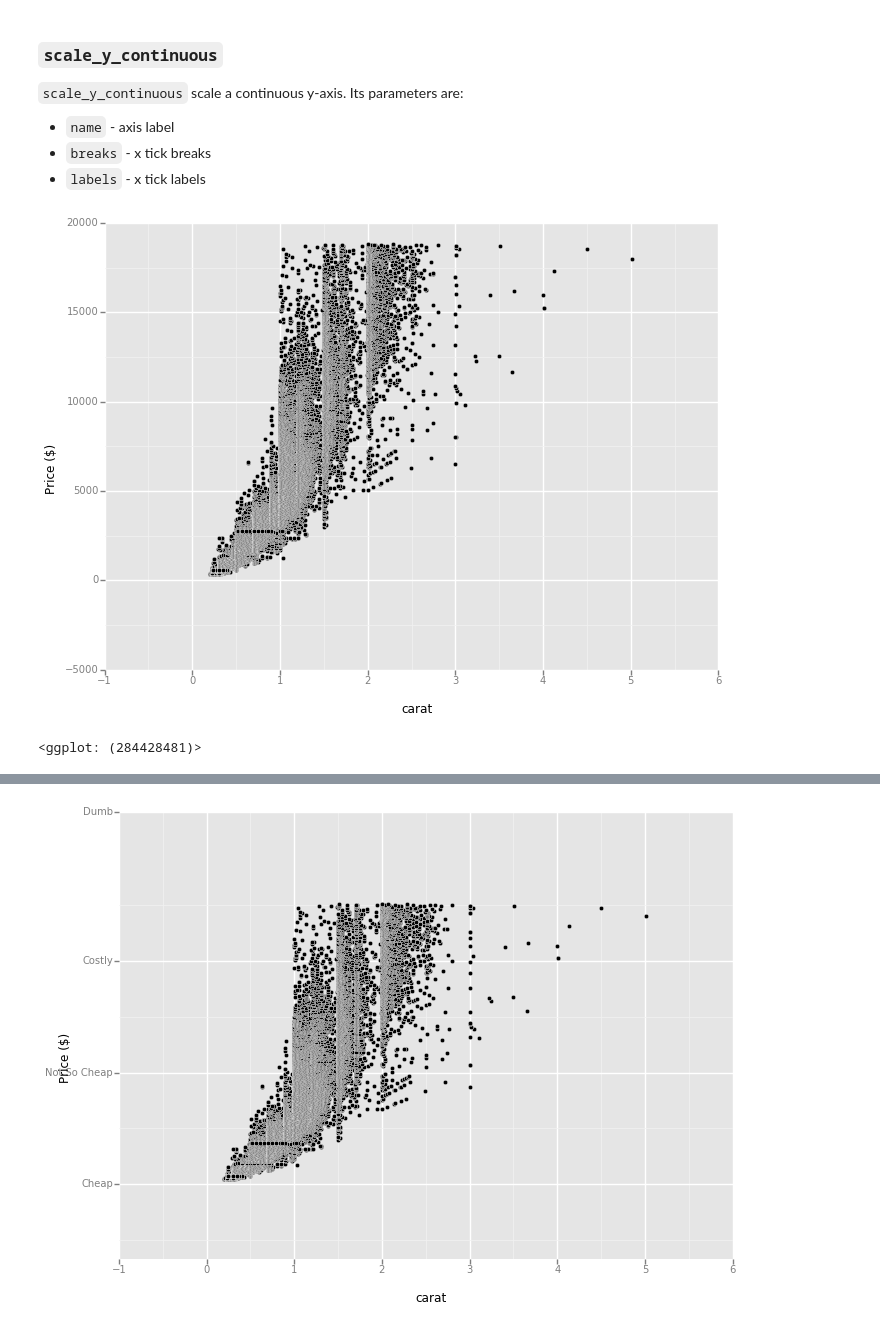
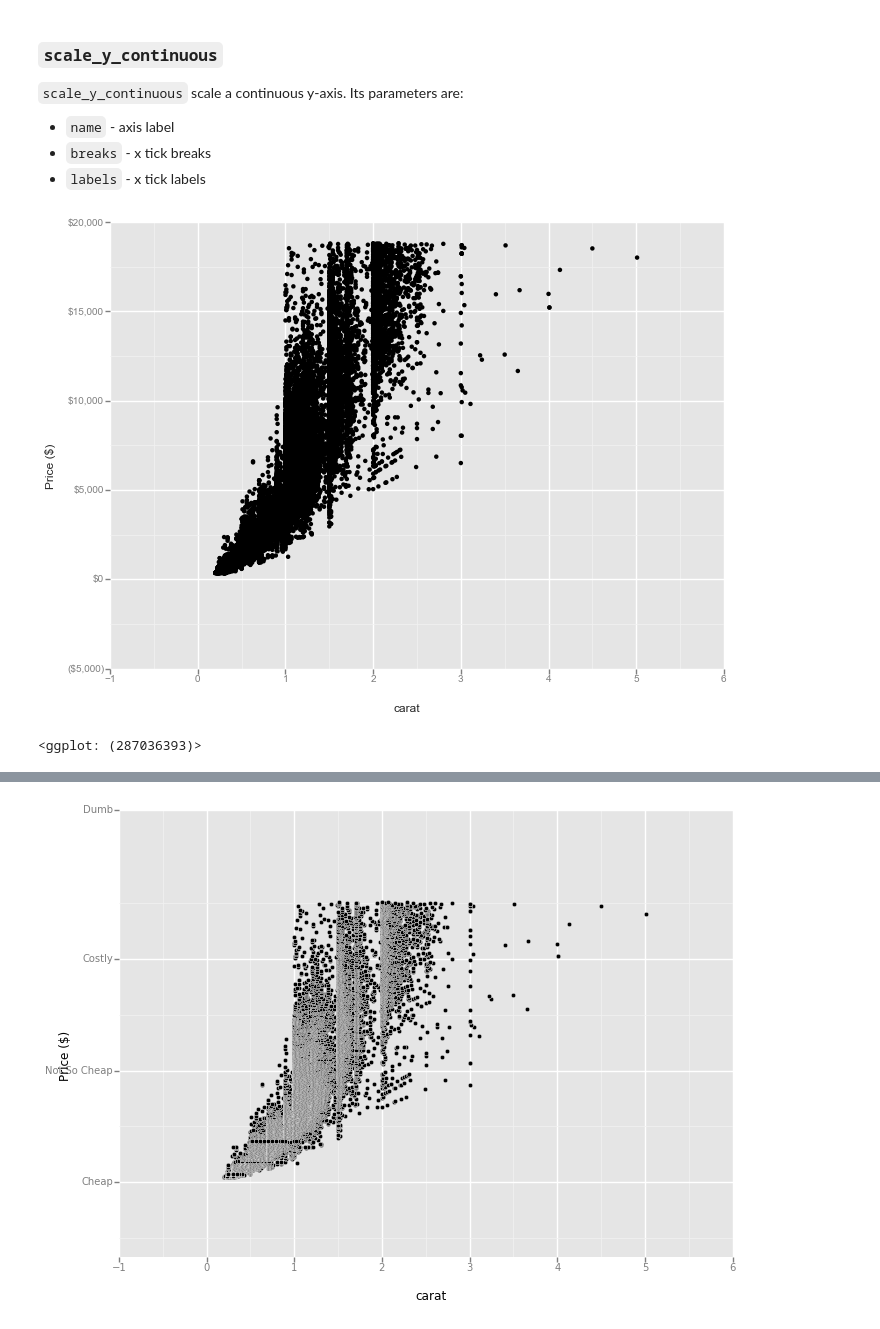
Before and after one commit to yhat/ggpy, a Jupyter notebook: docs/scales/scale_y_continuous.ipynb, the cells around one changed output, grey strips where cells are left out. Drawn from its saved outputs; the diff is of its cells as text; code cells hidden in the pictures.

```diff
--- a/docs/scales/scale_y_continuous.ipynb
+++ b/docs/scales/scale_y_continuous.ipynb
@@ -11,10 +11,11 @@ from ggplot import *
 # %%
 ggplot(diamonds, aes(x='carat', y='price')) + \
     geom_point() + \
-    scale_y_continuous("Price ($)")
+    scale_y_continuous("Price ($)",
+                       ytick_formatter=lambda x: "${:,.0f}".format(x) if x >= -0 else "(${:,.0f})".format(abs(x)))
 # %% [output]
-[figure, old version]
+[figure, new version]
-<ggplot: (284428481)>
+<ggplot: (287036393)>
 # %%
 ggplot(diamonds, aes(x='carat', y='price')) + \
     geom_point() + \
```
Also changed, not shown: parts of 1 cell of this notebook, 4 other files.
